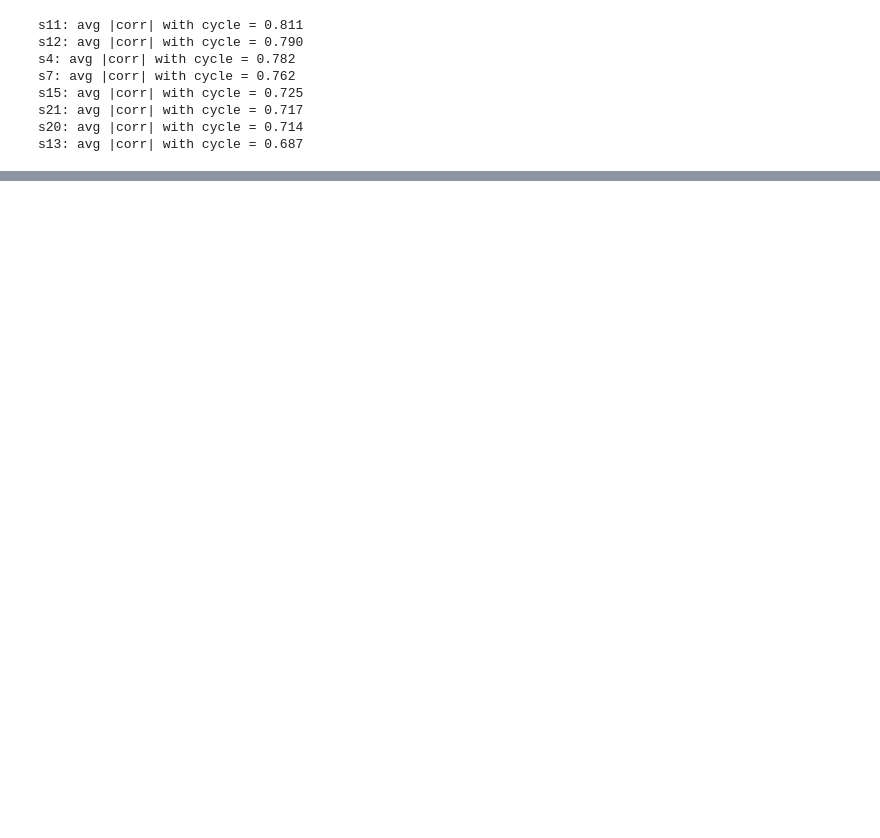
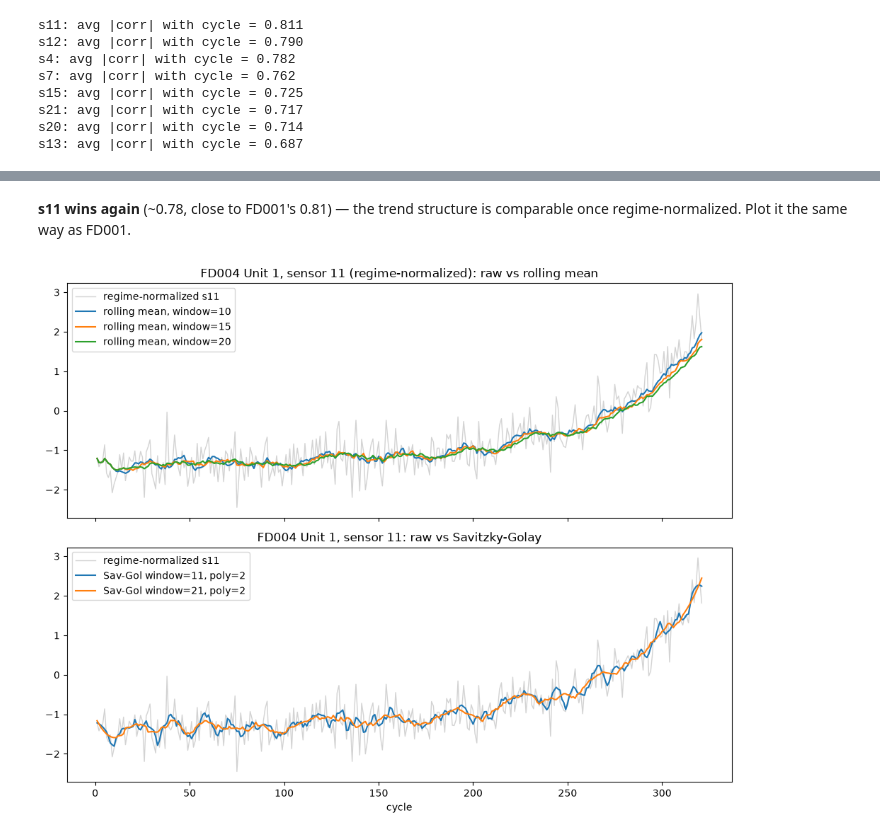
Before and after one commit to luisesparza3347/nasa-cmapss-rul, a Jupyter notebook: notebooks/eda_features.ipynb, the cells around one changed output, grey strips where cells are left out. Cells and saved outputs as stored; diff of their text form; code cells hidden in the pictures; blank space fills up the shorter version.

```diff
--- a/notebooks/eda_features.ipynb
+++ b/notebooks/eda_features.ipynb
@@ -76,0 +126,13 @@ plt.show()
+# %%
+from src.regimes import fit_regimes
+
+df4 = load_train("FD004")
+df4_norm, _fitted4 = fit_regimes(df4)
+
+corrs4 = {}
+for s in SENSOR_COLS:
+    per_unit_corr = df4_norm.groupby("unit").apply(safe_unit_corr, sensor_col=s, include_groups=False)
+    corrs4[s] = per_unit_corr.abs().mean()
+
+for s, c in sorted(corrs4.items(), key=lambda x: -x[1])[:8]:
+    print(f"{s}: avg |corr| with cycle = {c:.3f}")
@@ -76,0 +148,29 @@ plt.show()
+# %% [markdown]
+**s11 wins again** (~0.78, close to FD001's 0.81) — the trend structure is comparable once regime-normalized. Plot it the same way as FD001.
+# %%
+unit4 = df4_norm[df4_norm["unit"] == 1].sort_values("cycle")
+x4 = unit4["cycle"].values
+y4 = unit4["s11"].values
+
+fig, axes = plt.subplots(2, 1, figsize=(10, 8), sharex=True)
+
+ax = axes[0]
+ax.plot(x4, y4, color="lightgray", label="regime-normalized s11", linewidth=1)
+ax.plot(x4, unit4["s11"].rolling(10, min_periods=1).mean(), label="rolling mean, window=10")
+ax.plot(x4, unit4["s11"].rolling(15, min_periods=1).mean(), label="rolling mean, window=15")
+ax.plot(x4, unit4["s11"].rolling(20, min_periods=1).mean(), label="rolling mean, window=20")
+ax.set_title("FD004 Unit 1, sensor 11 (regime-normalized): raw vs rolling mean")
+ax.legend()
+
+ax = axes[1]
+ax.plot(x4, y4, color="lightgray", label="regime-normalized s11", linewidth=1)
+ax.plot(x4, savgol_filter(y4, window_length=11, polyorder=2), label="Sav-Gol window=11, poly=2")
+ax.plot(x4, savgol_filter(y4, window_length=21, polyorder=2), label="Sav-Gol window=21, poly=2")
+ax.set_title("FD004 Unit 1, sensor 11: raw vs Savitzky-Golay")
+ax.set_xlabel("cycle")
+ax.legend()
+
+plt.tight_layout()
+plt.show()
+# %% [output]
+[figure, added]
```
Also changed, not shown: parts of 9 cells of this notebook, 2 other files.
